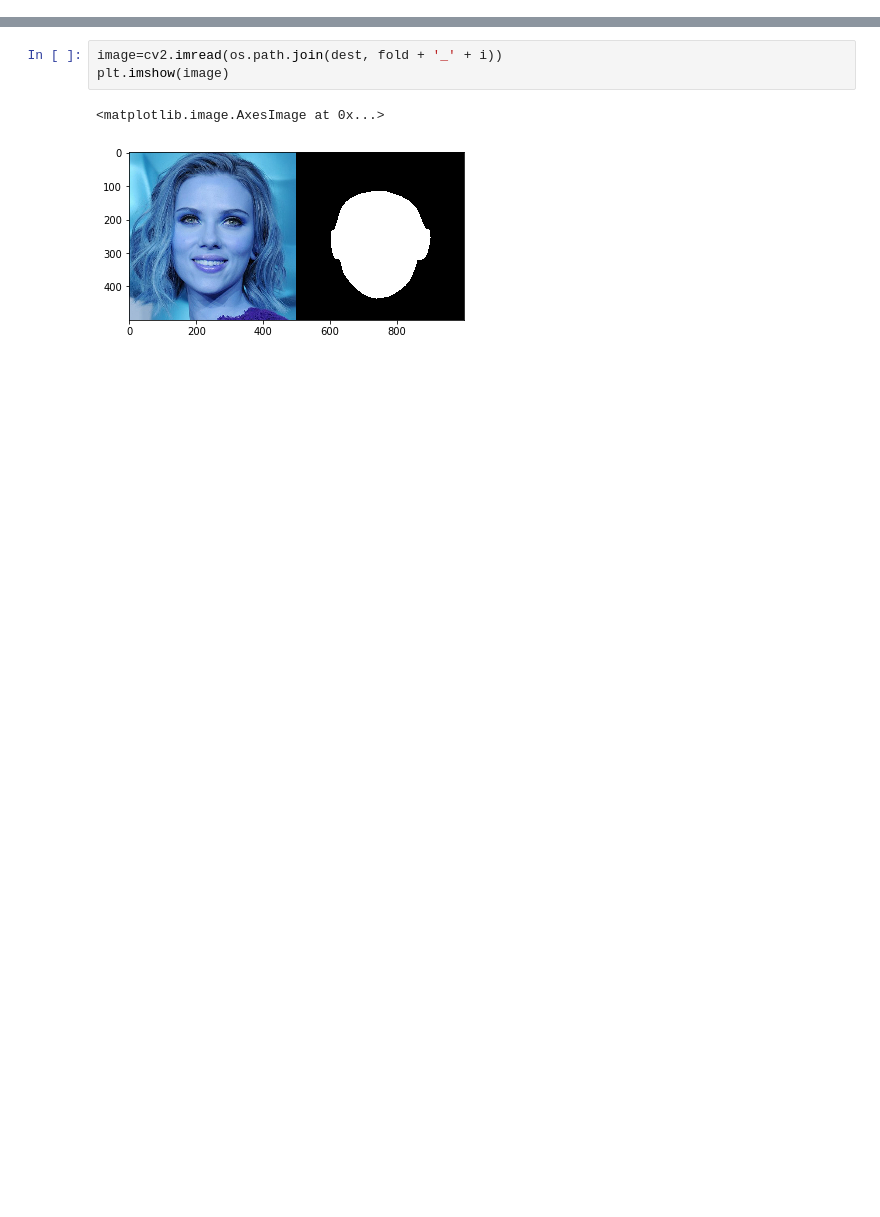
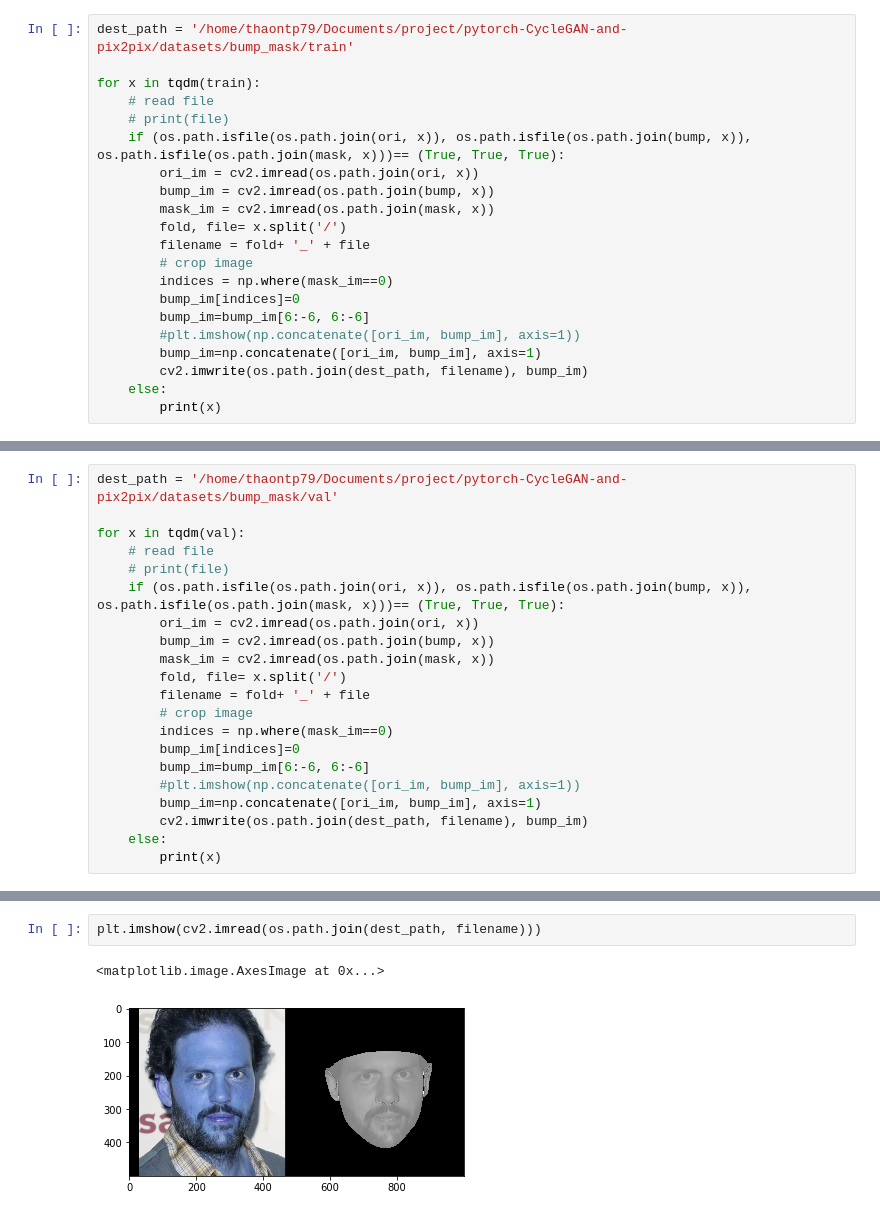
Before and after one commit to Kimtuthap97/pytorch-CycleGAN-and-pix2pix, a Jupyter notebook: crop_image.ipynb, the cells around one changed output, grey strips where cells are left out. Cells and saved outputs as stored; diff of their text form; blank space fills up the shorter version.

Commit message:
crop image and process

```diff
--- a/crop_image.ipynb
+++ b/crop_image.ipynb
@@ -67,0 +109,21 @@ dest, fold, i
+# %%
+dest_path = '/home/thaontp79/Documents/project/pytorch-CycleGAN-and-pix2pix/datasets/bump_mask/train'
+
+for x in tqdm(train):
+    # read file
+    # print(file)
+    if (os.path.isfile(os.path.join(ori, x)), os.path.isfile(os.path.join(bump, x)), os.path.isfile(os.path.join(mask, x)))== (True, True, True):
+        ori_im = cv2.imread(os.path.join(ori, x))
+        bump_im = cv2.imread(os.path.join(bump, x))
+        mask_im = cv2.imread(os.path.join(mask, x))
+        fold, file= x.split('/')
+        filename = fold+ '_' + file
+        # crop image
+        indices = np.where(mask_im==0)
+        bump_im[indices]=0
+        bump_im=bump_im[6:-6, 6:-6]
+        #plt.imshow(np.concatenate([ori_im, bump_im], axis=1))
+        bump_im=np.concatenate([ori_im, bump_im], axis=1)
+        cv2.imwrite(os.path.join(dest_path, filename), bump_im)
+    else:
+        print(x)
@@ -67,0 +132,21 @@ dest, fold, i
+# %%
+dest_path = '/home/thaontp79/Documents/project/pytorch-CycleGAN-and-pix2pix/datasets/bump_mask/val'
+
+for x in tqdm(val):
+    # read file
+    # print(file)
+    if (os.path.isfile(os.path.join(ori, x)), os.path.isfile(os.path.join(bump, x)), os.path.isfile(os.path.join(mask, x)))== (True, True, True):
+        ori_im = cv2.imread(os.path.join(ori, x))
+        bump_im = cv2.imread(os.path.join(bump, x))
+        mask_im = cv2.imread(os.path.join(mask, x))
+        fold, file= x.split('/')
+        filename = fold+ '_' + file
+        # crop image
+        indices = np.where(mask_im==0)
+        bump_im[indices]=0
+        bump_im=bump_im[6:-6, 6:-6]
+        #plt.imshow(np.concatenate([ori_im, bump_im], axis=1))
+        bump_im=np.concatenate([ori_im, bump_im], axis=1)
+        cv2.imwrite(os.path.join(dest_path, filename), bump_im)
+    else:
+        print(x)
@@ -68,6 +155,5 @@ dest, fold, i
 # %%
-image=cv2.imread(os.path.join(dest, fold + '_' + i))
-plt.imshow(image)
+plt.imshow(cv2.imread(os.path.join(dest_path, filename)))
 # %% [output]
 <matplotlib.image.AxesImage at 0x...>
-[figure, old version]
+[figure, new version]
```
Also changed, not shown: parts of 28 cells of this notebook.
